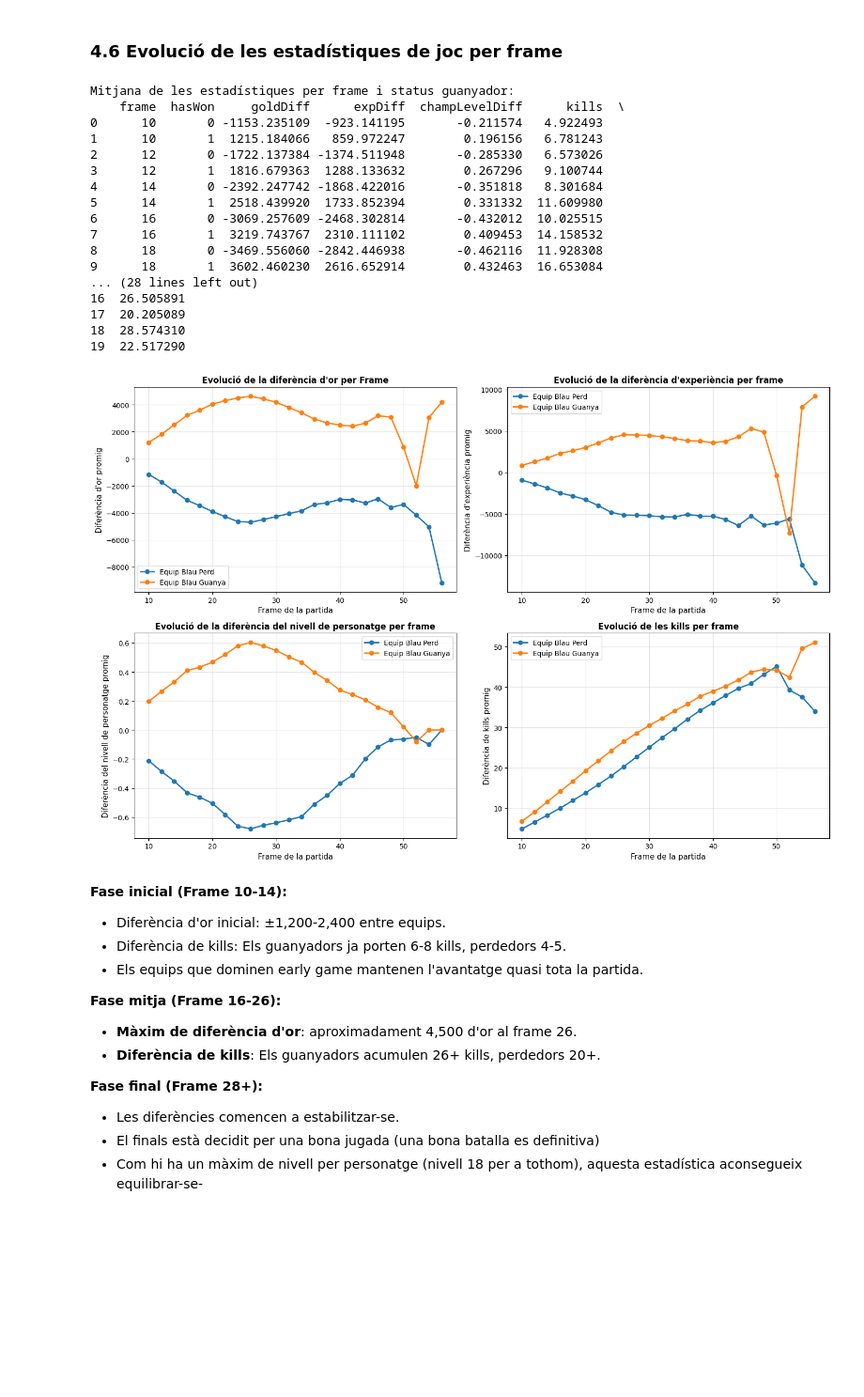
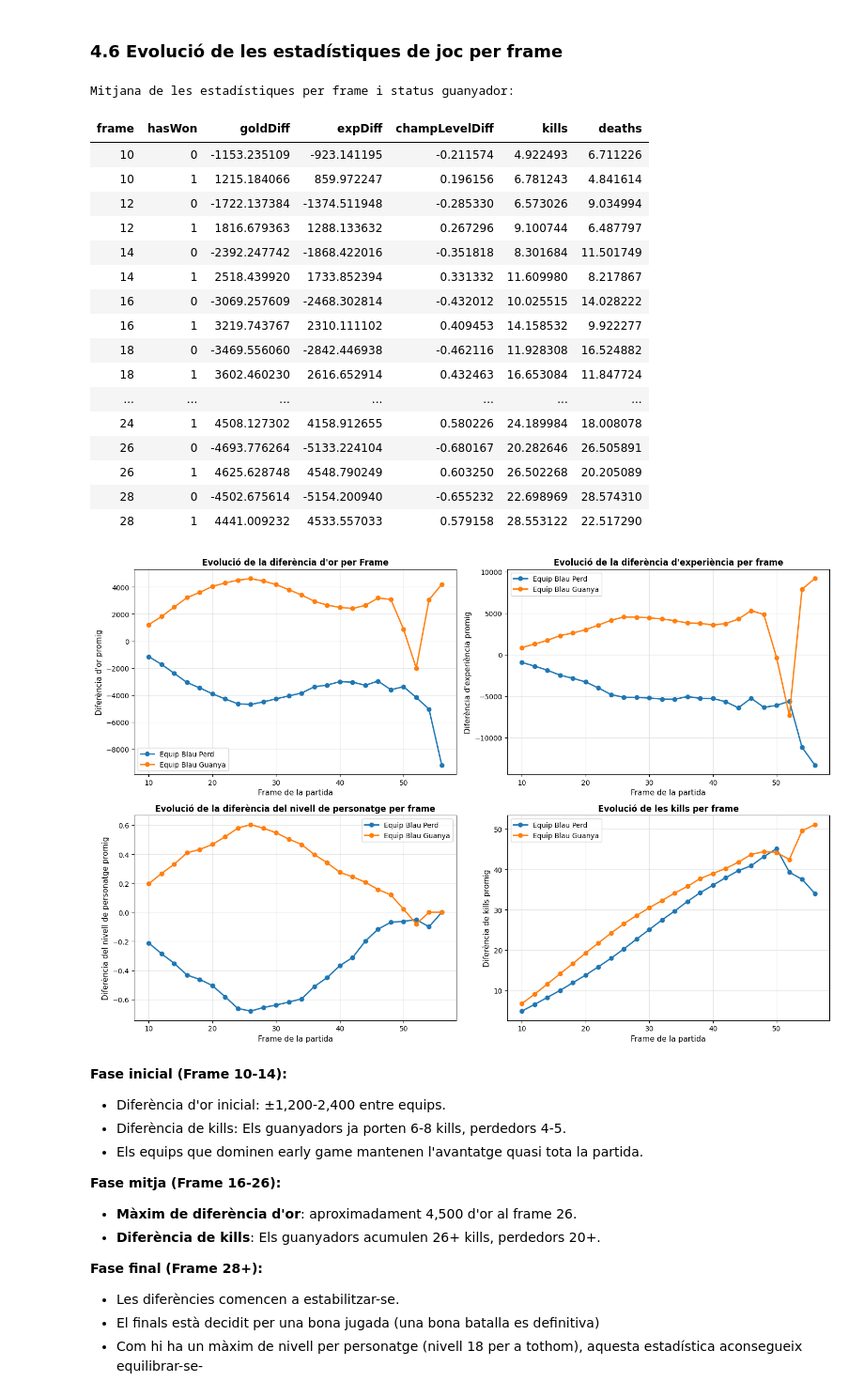
Before and after one commit to NIU1634990/kaggle_lol, a Jupyter notebook: kaggle.ipynb, the cells around one changed output. Shown at 94% size. Saved outputs shown, nothing was run; the diff lists cells and outputs as text; code cells hidden in the pictures; blank space fills up the shorter version.

```diff
--- a/kaggle.ipynb
+++ b/kaggle.ipynb
@@ -340,10 +371,27 @@ Analitzem com els predictors més importants canvien al llarg del joc, per fer a
 print("Partides uniques totals:", {df['gameId'].nunique()})
 print("Registres totals (frames):", {len(df)})
 print(f"Mitjana de frames per partida: {len(df) / df['gameId'].nunique():.2f}")
-print("\nEstadístiques de durada de la partida (milisegons):)")
-print(df['gameDuration'].describe())
-print("\nDistribució de frames:")
-print(df['frame'].value_counts().sort_index())
+
+def show_scrollable(obj, max_height=300):
+    """Mostra Series o DataFrames dins d'un div scrollable."""
+    # Converteix a DataFrame per garantir format taula
+    if isinstance(obj, pd.Series):
+        obj = obj.to_frame()
+
+    html = f"""
+    <div style="max-height:{max_height}px; overflow-y:auto; overflow-x:auto;
+                border:1px solid #ccc; padding:6px;">
+        {obj.to_html()}
+    </div>
+    """
+    display(HTML(html))
+
+
+print("\nEstadístiques de durada de la partida (milisegons):")
+show_scrollable(df['gameDuration'].describe())
+
+print("Distribució de frames:")
+show_scrollable(df['frame'].value_counts().sort_index())
 
 # Visualització de frames
 plt.figure(figsize=(12, 5))
@@ -400,7 +464,21 @@ frame_stats = df.groupby(['frame', 'hasWon']).agg({
 }).reset_index()
 
 print("Mitjana de les estadístiques per frame i status guanyador:")
-print(frame_stats.head(20))
+
+def show_scrollable(obj, max_height=300):
+    """Mostra Series o DataFrames dins d'un div scrollable."""
+    if isinstance(obj, pd.Series):
+        obj = obj.to_frame()
+    html = f"""
+    <div style="max-height:{max_height}px; overflow-y:auto; overflow-x:auto;
+                border:1px solid #ccc; padding:6px;">
+        {obj.to_html(index=False)}
+    </div>
+    """
+    display(HTML(html))
+
+show_scrollable(frame_stats.head(20))
+
 
 # Visualització de l'evolució per frames
 fig, axes = plt.subplots(2, 2, figsize=(15, 10))
@@ -430,49 +508,50 @@ ax.legend()
 ax.grid(True, alpha=0.3)
 
 # Diferencia d'evolució del nivell de personatge
 ax = axes[1, 0]
 for won_status in [0, 1]:
     data = frame_stats[frame_stats['hasWon'] == won_status]
     label = 'Equip Blau Guanya' if won_status == 1 else 'Equip Blau Perd'
     ax.plot(data['frame'], data['champLevelDiff'], marker='o', label=label, linewidth=2)
 ax.set_xlabel('Frame de la partida', fontsize=11)
 ax.set_ylabel("Diferència del nivell de personatge promig", fontsize=11)
 ax.set_title("Evolució de la diferència del nivell de personatge per frame", fontsize=12, fontweight='bold')
 ax.legend()
 ax.grid(True, alpha=0.3)
 
 # Evolució de les kills
 ax = axes[1, 1]
 for won_status in [0, 1]:
     data = frame_stats[frame_stats['hasWon'] == won_status]
     label = 'Equip Blau Guanya' if won_status == 1 else 'Equip Blau Perd'
     ax.plot(data['frame'], data['kills'], marker='o', label=label, linewidth=2)
 ax.set_xlabel('Frame de la partida', fontsize=11)
 ax.set_ylabel('Diferència de kills promig', fontsize=11)
 ax.set_title('Evolució de les kills per frame', fontsize=12, fontweight='bold')
 ax.legend()
 ax.grid(True, alpha=0.3)
 
 plt.tight_layout()
 plt.show()
 # %% [output]
 Mitjana de les estadístiques per frame i status guanyador:
-    frame  hasWon     goldDiff      expDiff  champLevelDiff      kills  \
-0      10       0 -1153.235109  -923.141195       -0.211574   4.922493
-1      10       1  1215.184066   859.972247        0.196156   6.781243
-2      12       0 -1722.137384 -1374.511948       -0.285330   6.573026
-3      12       1  1816.679363  1288.133632        0.267296   9.100744
-4      14       0 -2392.247742 -1868.422016       -0.351818   8.301684
-5      14       1  2518.439920  1733.852394        0.331332  11.609980
-6      16       0 -3069.257609 -2468.302814       -0.432012  10.025515
-7      16       1  3219.743767  2310.111102        0.409453  14.158532
-8      18       0 -3469.556060 -2842.446938       -0.462116  11.928308
-9      18       1  3602.460230  2616.652914        0.432463  16.653084
-... (28 lines left out)
-16  26.505891
-17  20.205089
-18  28.574310
-19  22.517290
+| frame | hasWon | goldDiff | expDiff | champLevelDiff | kills | deaths |
+| 10 | 0 | -1153.235109 | -923.141195 | -0.211574 | 4.922493 | 6.711226 |
+| 10 | 1 | 1215.184066 | 859.972247 | 0.196156 | 6.781243 | 4.841614 |
+| 12 | 0 | -1722.137384 | -1374.511948 | -0.285330 | 6.573026 | 9.034994 |
+| 12 | 1 | 1816.679363 | 1288.133632 | 0.267296 | 9.100744 | 6.487797 |
+| 14 | 0 | -2392.247742 | -1868.422016 | -0.351818 | 8.301684 | 11.501749 |
+| 14 | 1 | 2518.439920 | 1733.852394 | 0.331332 | 11.609980 | 8.217867 |
+| 16 | 0 | -3069.257609 | -2468.302814 | -0.432012 | 10.025515 | 14.028222 |
+| 16 | 1 | 3219.743767 | 2310.111102 | 0.409453 | 14.158532 | 9.922277 |
+| 18 | 0 | -3469.556060 | -2842.446938 | -0.462116 | 11.928308 | 16.524882 |
+| 18 | 1 | 3602.460230 | 2616.652914 | 0.432463 | 16.653084 | 11.847724 |
+| ... | ... | ... | ... | ... | ... | ... |
+| 24 | 1 | 4508.127302 | 4158.912655 | 0.580226 | 24.189984 | 18.008078 |
+| 26 | 0 | -4693.776264 | -5133.224104 | -0.680167 | 20.282646 | 26.505891 |
+| 26 | 1 | 4625.628748 | 4548.790249 | 0.603250 | 26.502268 | 20.205089 |
+| 28 | 0 | -4502.675614 | -5154.200940 | -0.655232 | 22.698969 | 28.574310 |
+| 28 | 1 | 4441.009232 | 4533.557033 | 0.579158 | 28.553122 | 22.517290 |
 [figure]
 # %% [markdown]
 **Fase inicial (Frame 10-14):**
```
Also changed, not shown: parts of 8 cells of this notebook.
